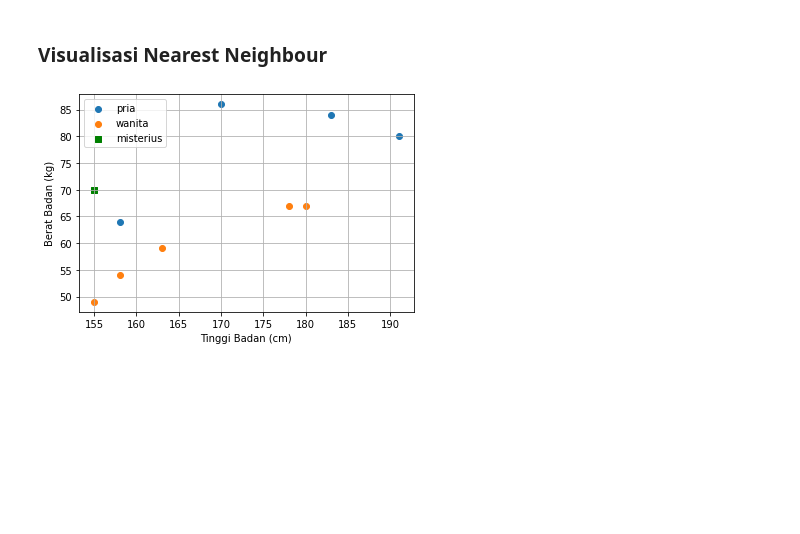
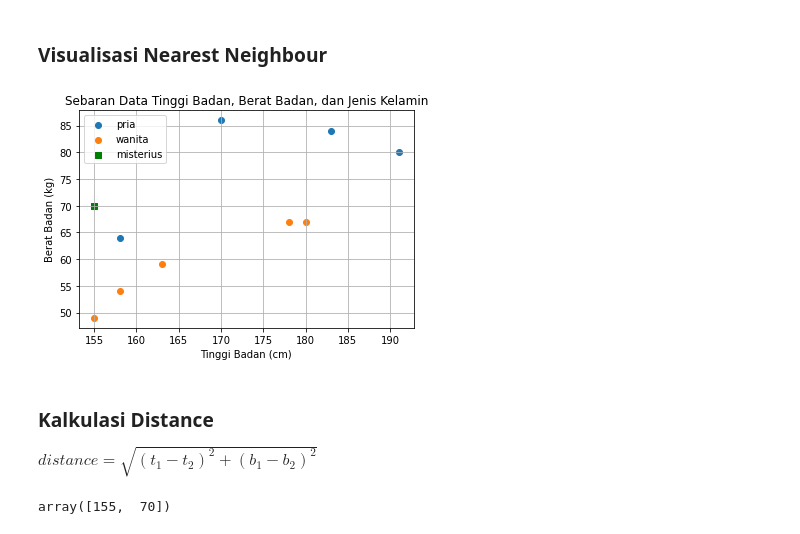
Before and after one commit to boedybios/belajar_scikit_learn, a Jupyter notebook: 06_classification_dengan_knn.ipynb, the cells around one changed output. Drawn from its saved outputs; the diff is of its cells as text; code cells hidden in the pictures; blank space fills up the shorter version.

Commit message:
kalkulasi distance

```diff
--- a/06_classification_dengan_knn.ipynb
+++ b/06_classification_dengan_knn.ipynb
@@ -92,20 +93,31 @@ array(['wanita'], dtype=object)
 # %%
 import matplotlib.pyplot as plt
 
 fig, ax = plt.subplots()
 for jk, d in sensus_df.groupby('jk'):
     ax.scatter(d['tinggi'], d['berat'], label=jk)
 
 plt.scatter(tinggi_badan,
             berat_badan,
             marker='s',
             color='green',
             label='misterius')
 
 plt.legend(loc='upper left')
+plt.title('Sebaran Data Tinggi Badan, Berat Badan, dan Jenis Kelamin')
 plt.xlabel('Tinggi Badan (cm)')
 plt.ylabel('Berat Badan (kg)')
 plt.grid(True)
 plt.show()
 # %% [output]
-[figure, old version]
+[figure, new version]
+# %% [markdown]
+### Kalkulasi Distance
+
+
+$distance = \sqrt{ (t_1 - t_2)^2 + (b_1 - b_2)^2 }$
+# %%
+misterius = np.array([tinggi_badan, berat_badan])
+misterius
+# %% [output]
+array([155,  70])
```
Also changed, not shown: parts of 4 cells of this notebook.
